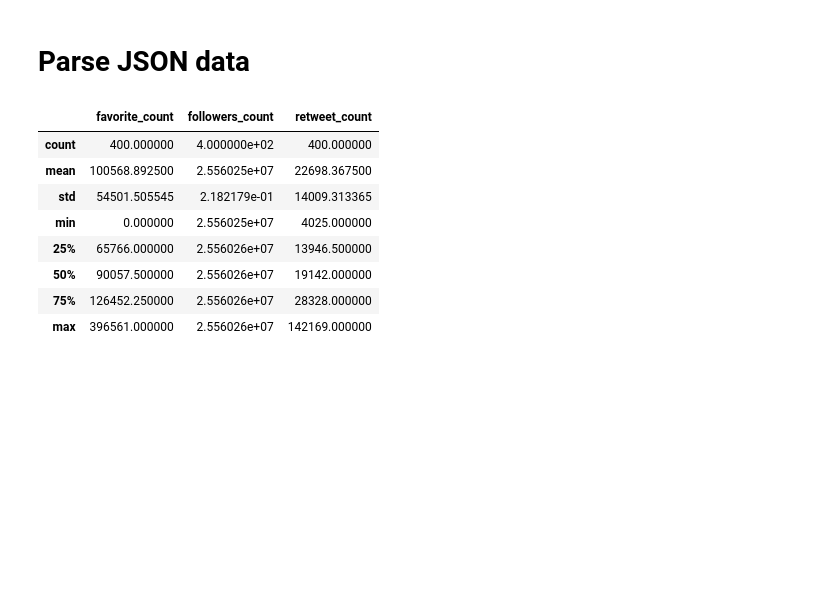
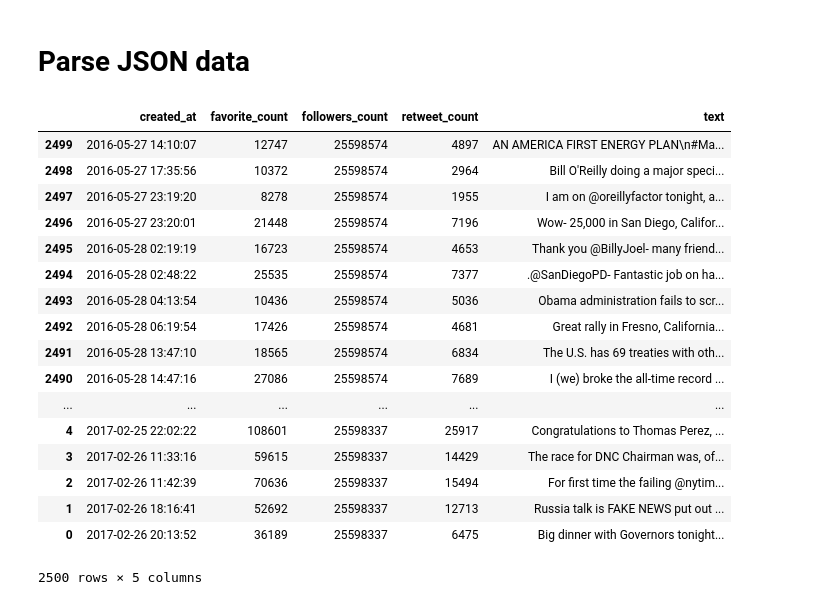
Before and after one commit to jsondoo/TweetMine, a Jupyter notebook: TweetMine.ipynb, the cells around one changed output. Drawn from its saved outputs; the diff is of its cells as text; code cells hidden in the pictures; blank space fills up the shorter version.

```diff
--- a/TweetMine.ipynb
+++ b/TweetMine.ipynb
@@ -28,34 +30,43 @@ output.close()
 # %%
 import json
 import pandas as pd
 
 def load_tweets(file):
     with open(file,'r') as f:
         tweets = (json.loads(line) for i, line in enumerate(f.readlines()))
     return tweets
 
 # Select the attributes needed
 data = {'text': [], 'created_at': [], 'retweet_count': [], 'favorite_count': [], 'followers_count': []}
 
 tweets = load_tweets(file_name)
 for t in tweets:
     data['text'].append(t['text'])
     data['retweet_count'].append(t['retweet_count'])
     data['created_at'].append(t['created_at'])
     data['favorite_count'].append(t['favorite_count'])
     data['followers_count'].append(t['user']['followers_count'])
 
 df = pd.DataFrame(data)
 df['created_at'] = pd.to_datetime(df['created_at']) # convert to datetime data type
 
-df.describe()
+df.sort_values(by='created_at')
 # %% [output]
-|  | favorite_count | followers_count | retweet_count |
-| count | 400.000000 | 4.000000e+02 | 400.000000 |
-| mean | 100568.892500 | 2.556025e+07 | 22698.367500 |
-| std | 54501.505545 | 2.182179e-01 | 14009.313365 |
-| min | 0.000000 | 2.556025e+07 | 4025.000000 |
-| 25% | 65766.000000 | 2.556026e+07 | 13946.500000 |
-| 50% | 90057.500000 | 2.556026e+07 | 19142.000000 |
-| 75% | 126452.250000 | 2.556026e+07 | 28328.000000 |
-| max | 396561.000000 | 2.556026e+07 | 142169.000000 |
+|  | created_at | favorite_count | followers_count | retweet_count | text |
+| 2499 | 2016-05-27 14:10:07 | 12747 | 25598574 | 4897 | AN AMERICA FIRST ENERGY PLAN\n#Ma... |
+| 2498 | 2016-05-27 17:35:56 | 10372 | 25598574 | 2964 | Bill O'Reilly doing a major speci... |
+| 2497 | 2016-05-27 23:19:20 | 8278 | 25598574 | 1955 | I am on @oreillyfactor tonight, a... |
+| 2496 | 2016-05-27 23:20:01 | 21448 | 25598574 | 7196 | Wow- 25,000 in San Diego, Califor... |
+| 2495 | 2016-05-28 02:19:19 | 16723 | 25598574 | 4653 | Thank you @BillyJoel- many friend... |
+| 2494 | 2016-05-28 02:48:22 | 25535 | 25598574 | 7377 | .@SanDiegoPD- Fantastic job on ha... |
+| 2493 | 2016-05-28 04:13:54 | 10436 | 25598574 | 5036 | Obama administration fails to scr... |
+| 2492 | 2016-05-28 06:19:54 | 17426 | 25598574 | 4681 | Great rally in Fresno, California... |
+| 2491 | 2016-05-28 13:47:10 | 18565 | 25598574 | 6834 | The U.S. has 69 treaties with oth... |
+| 2490 | 2016-05-28 14:47:16 | 27086 | 25598574 | 7689 | I (we) broke the all-time record ... |
+| ... | ... | ... | ... | ... | ... |
+| 4 | 2017-02-25 22:02:22 | 108601 | 25598337 | 25917 | Congratulations to Thomas Perez, ... |
+| 3 | 2017-02-26 11:33:16 | 59615 | 25598337 | 14429 | The race for DNC Chairman was, of... |
+| 2 | 2017-02-26 11:42:39 | 70636 | 25598337 | 15494 | For first time the failing @nytim... |
+| 1 | 2017-02-26 18:16:41 | 52692 | 25598337 | 12713 | Russia talk is FAKE NEWS put out ... |
+| 0 | 2017-02-26 20:13:52 | 36189 | 25598337 | 6475 | Big dinner with Governors tonight... |
+2500 rows × 5 columns
```
Also changed, not shown: parts of 5 cells of this notebook, 1 other file.
